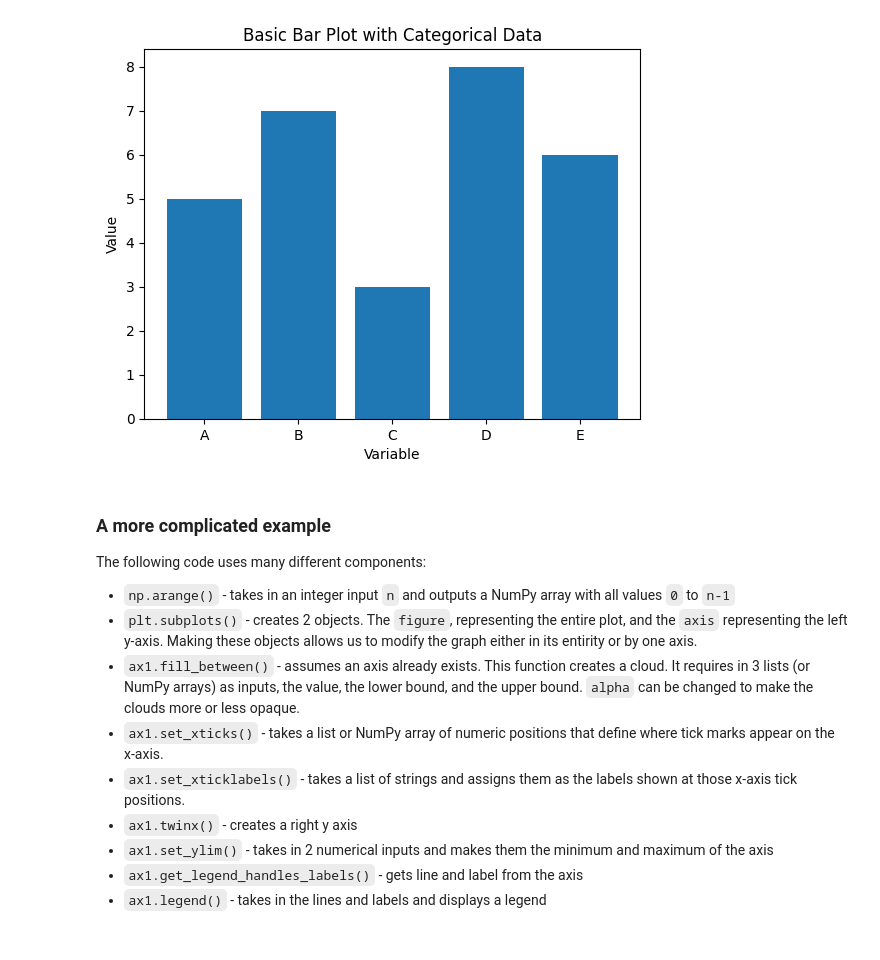
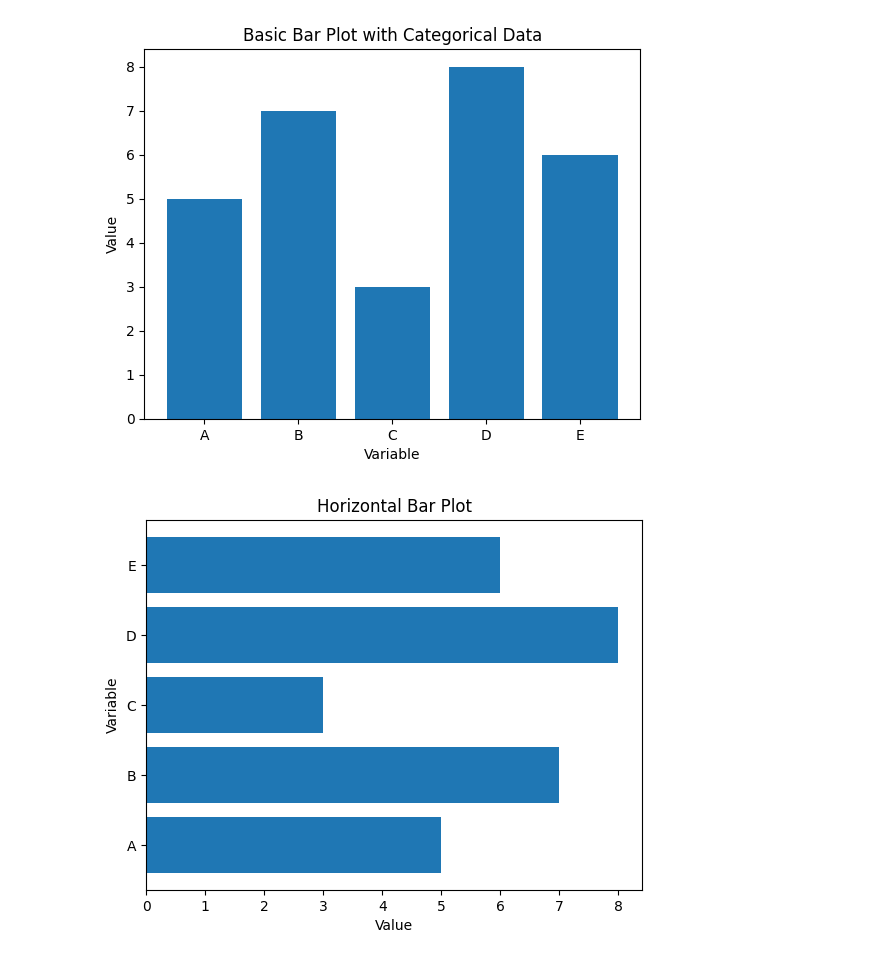
Before and after one commit to MichaelHeege/CAS-API-Presentation, a Jupyter notebook: Intro-To-Python.ipynb, the cells around one changed output. Cells and saved outputs as stored; diff of their text form; code cells hidden in the pictures.

```diff
--- a/Intro-To-Python.ipynb
+++ b/Intro-To-Python.ipynb
@@ -653,16 +689,17 @@ plt.title("Basic Bar Plot with Categorical Data")
 plt.show()
 # %% [output]
 [figure]
-# %% [markdown]
-### A more complicated example
-
-The following code uses many different components:
-- `np.arange()` - takes in an integer input `n` and outputs a NumPy array with all values `0` to `n-1`
-- `plt.subplots()` - creates 2 objects. The `figure`, representing the entire plot, and the `axis` representing the left y-axis. Making these objects allows us to modify the graph either in its entirity or by one axis.
-- `ax1.fill_between()` - assumes an axis already exists. This function creates a cloud. It requires in 3 lists (or NumPy arrays) as inputs, the value, the lower bound, and the upper bound. `alpha` can be changed to make the clouds more or less opaque.
-- `ax1.set_xticks()` - takes a list or NumPy array of numeric positions that define where tick marks appear on the x-axis.
-- `ax1.set_xticklabels()` - takes a list of strings and assigns them as the labels shown at those x-axis tick positions.
-- `ax1.twinx()` - creates a right y axis
-- `ax1.set_ylim()` - takes in 2 numerical inputs and makes them the minimum and maximum of the axis
-- `ax1.get_legend_handles_labels()` - gets line and label from the axis
-- `ax1.legend()` - takes in the lines and labels and displays a legend
+# %%
+# Horizontal bar plot
+x = ["A", "B", "C", "D", "E"]
+y = [5, 7, 3, 8, 6]
+
+# barh swaps the axes — useful when category labels are long
+plt.barh(x, y)
+
+plt.xlabel("Value")
+plt.ylabel("Variable")
+plt.title("Horizontal Bar Plot")
+plt.show()
+# %% [output]
+[figure, added]
```
Also changed, not shown: parts of 8 cells of this notebook.
